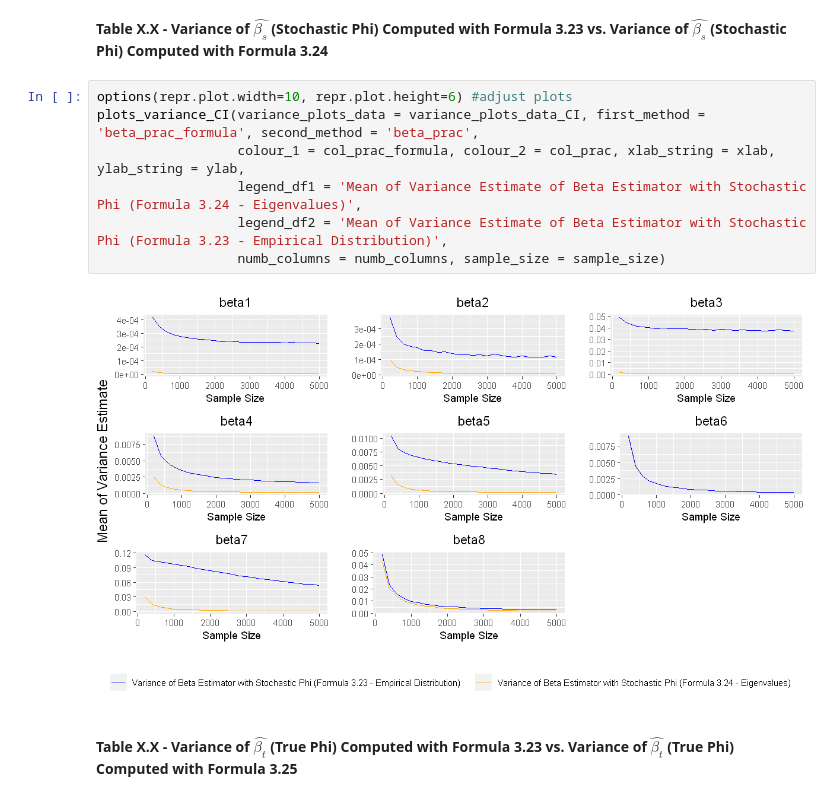
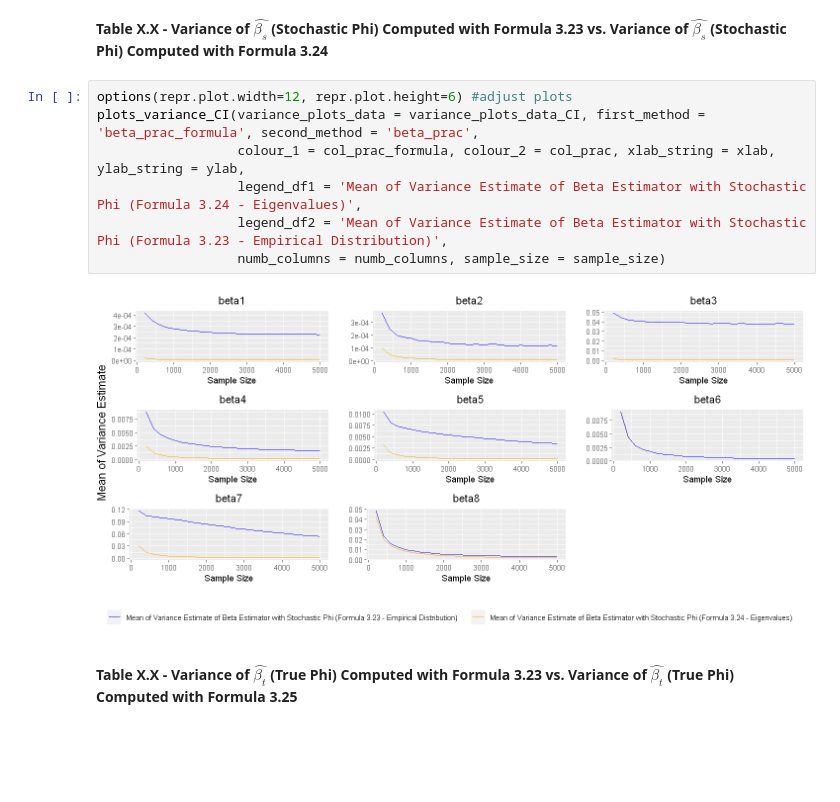
Before and after one commit to manuhuth/PCR-Parameter-Variance-Analysis, a Jupyter notebook: Notebooks/6Simulation.ipynb, the cells around one changed output. Cells and saved outputs as stored; diff of their text form; blank space fills up the shorter version.

```diff
--- a/Notebooks/6Simulation.ipynb
+++ b/Notebooks/6Simulation.ipynb
@@ -253,14 +253,14 @@ ylab_string <- ylab
 # %% [markdown]
 **Table X.X - Variance of $\hat{\beta_s}$ (Stochastic Phi) Computed with Formula 3.23 vs. Variance of $\hat{\beta_s}$ (Stochastic Phi) Computed with Formula 3.24**
 # %%
-options(repr.plot.width=10, repr.plot.height=6) #adjust plots
+options(repr.plot.width=12, repr.plot.height=6) #adjust plots
 plots_variance_CI(variance_plots_data = variance_plots_data_CI, first_method = 'beta_prac_formula', second_method = 'beta_prac',
                   colour_1 = col_prac_formula, colour_2 = col_prac, xlab_string = xlab, ylab_string = ylab,
                   legend_df1 = 'Mean of Variance Estimate of Beta Estimator with Stochastic Phi (Formula 3.24 - Eigenvalues)',
                   legend_df2 = 'Mean of Variance Estimate of Beta Estimator with Stochastic Phi (Formula 3.23 - Empirical Distribution)',
                   numb_columns = numb_columns, sample_size = sample_size)
 # %% [output]
-[figure, old version]
+[figure, new version]
 # %% [markdown]
 **Table X.X - Variance of $\hat{\beta_t}$ (True Phi) Computed with Formula 3.23 vs. Variance of $\hat{\beta_t}$ (True Phi) Computed with Formula 3.25**
 # %%
```
Also changed, not shown: parts of 2 cells of this notebook.
